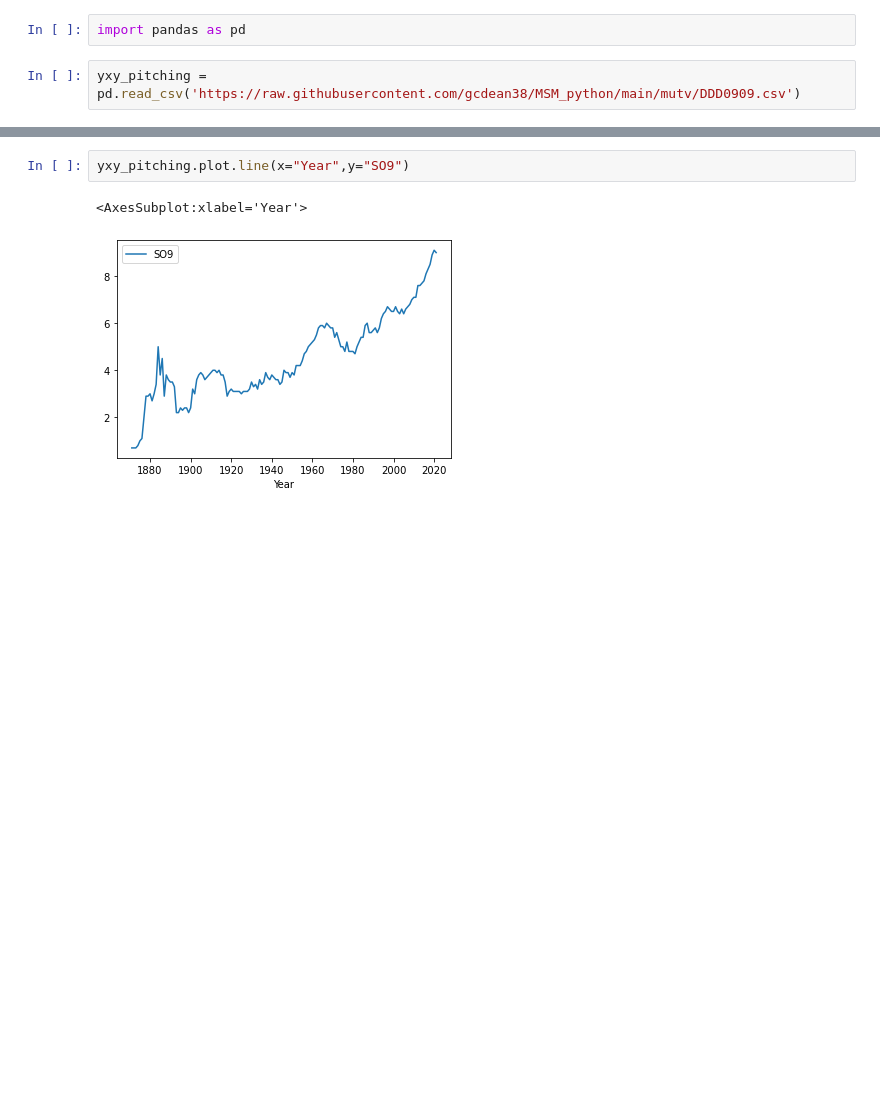
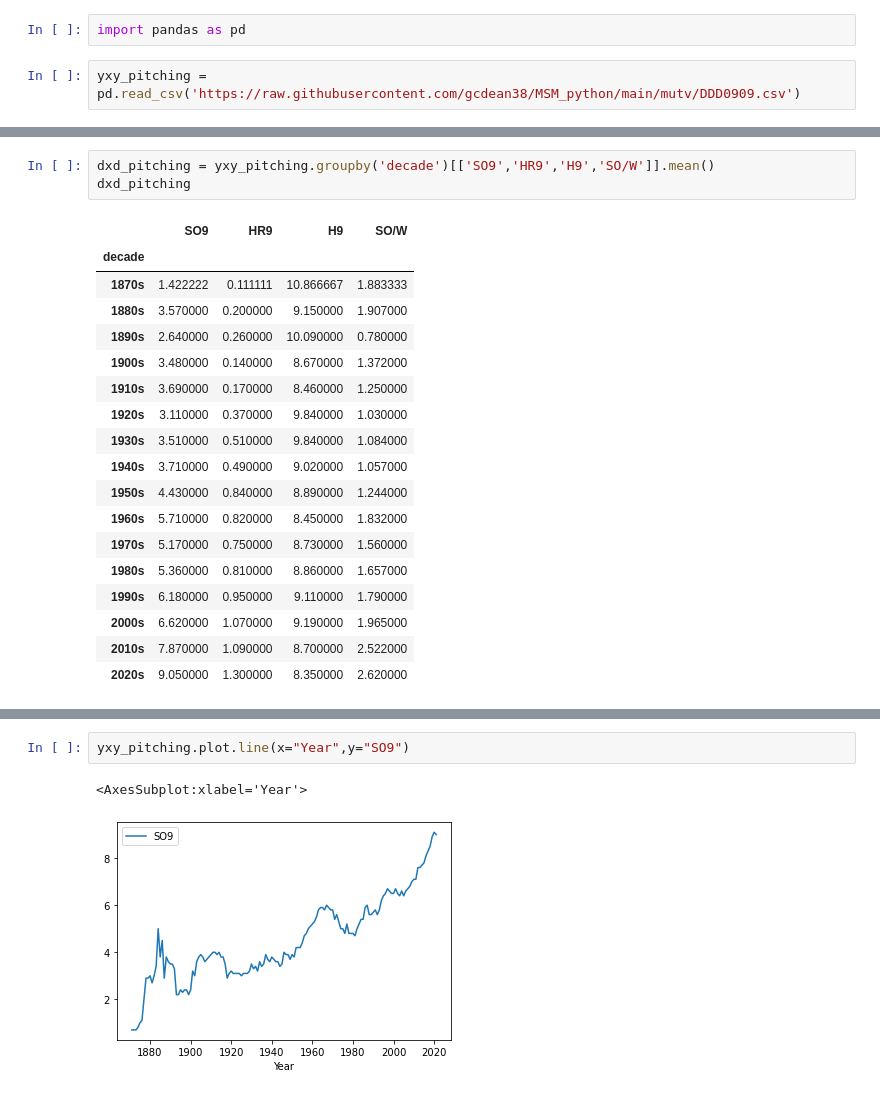
Before and after one commit to gcdean38/MSM_python, a Jupyter notebook: mutv/DDD0909.ipynb, the cells around one changed output, grey strips where cells are left out. Cells and saved outputs as stored; diff of their text form; blank space fills up the shorter version.

```diff
--- a/mutv/DDD0909.ipynb
+++ b/mutv/DDD0909.ipynb
@@ -15,3 +34,25 @@ yxy_pitching.head()
+# %%
+dxd_pitching = yxy_pitching.groupby('decade')[['SO9','HR9','H9','SO/W']].mean()
+dxd_pitching
+# %% [output]
+|  | SO9 | HR9 | H9 | SO/W |
+| decade |  |  |  |  |
+| 1870s | 1.422222 | 0.111111 | 10.866667 | 1.883333 |
+| 1880s | 3.570000 | 0.200000 | 9.150000 | 1.907000 |
+| 1890s | 2.640000 | 0.260000 | 10.090000 | 0.780000 |
+| 1900s | 3.480000 | 0.140000 | 8.670000 | 1.372000 |
+| 1910s | 3.690000 | 0.170000 | 8.460000 | 1.250000 |
+| 1920s | 3.110000 | 0.370000 | 9.840000 | 1.030000 |
+| 1930s | 3.510000 | 0.510000 | 9.840000 | 1.084000 |
+| 1940s | 3.710000 | 0.490000 | 9.020000 | 1.057000 |
+| 1950s | 4.430000 | 0.840000 | 8.890000 | 1.244000 |
+| 1960s | 5.710000 | 0.820000 | 8.450000 | 1.832000 |
+| 1970s | 5.170000 | 0.750000 | 8.730000 | 1.560000 |
+| 1980s | 5.360000 | 0.810000 | 8.860000 | 1.657000 |
+| 1990s | 6.180000 | 0.950000 | 9.110000 | 1.790000 |
+| 2000s | 6.620000 | 1.070000 | 9.190000 | 1.965000 |
+| 2010s | 7.870000 | 1.090000 | 8.700000 | 2.522000 |
+| 2020s | 9.050000 | 1.300000 | 8.350000 | 2.620000 |
 # %%
 yxy_pitching.dtypes
 # %% [output]
```
Also changed, not shown: parts of 5 cells of this notebook, 1 other file.
